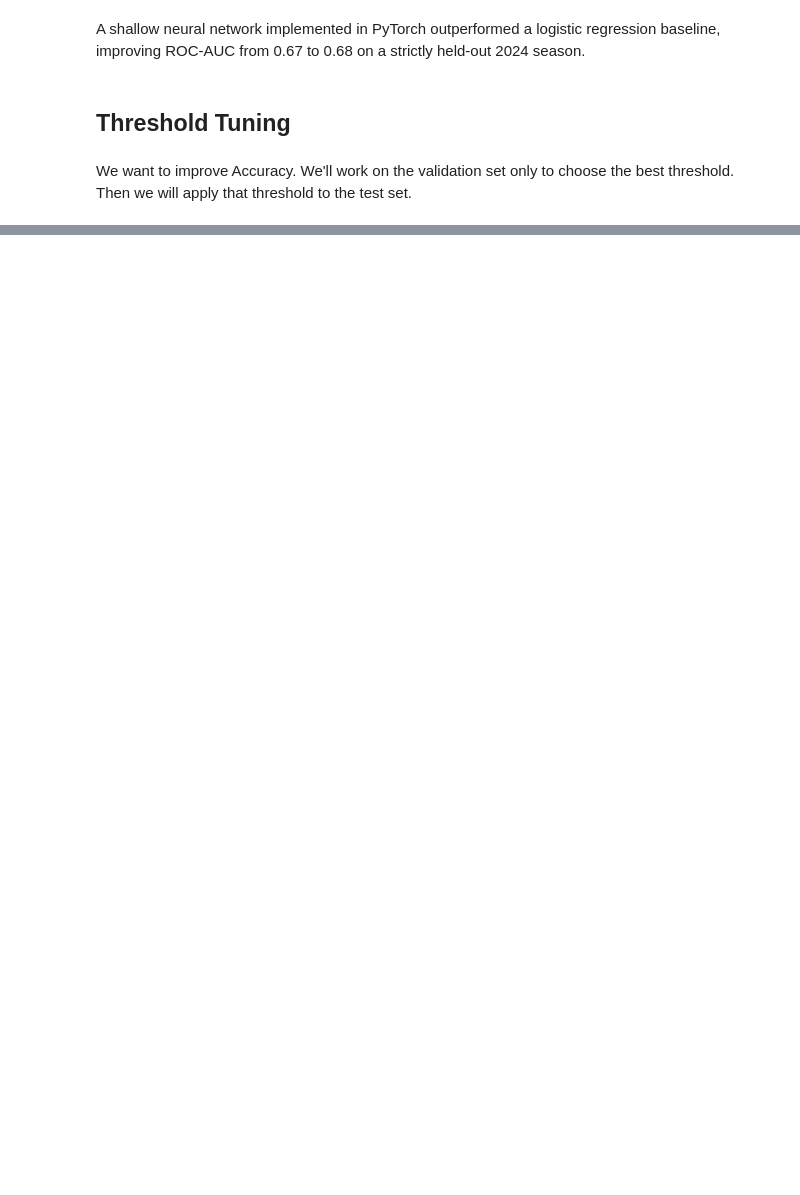
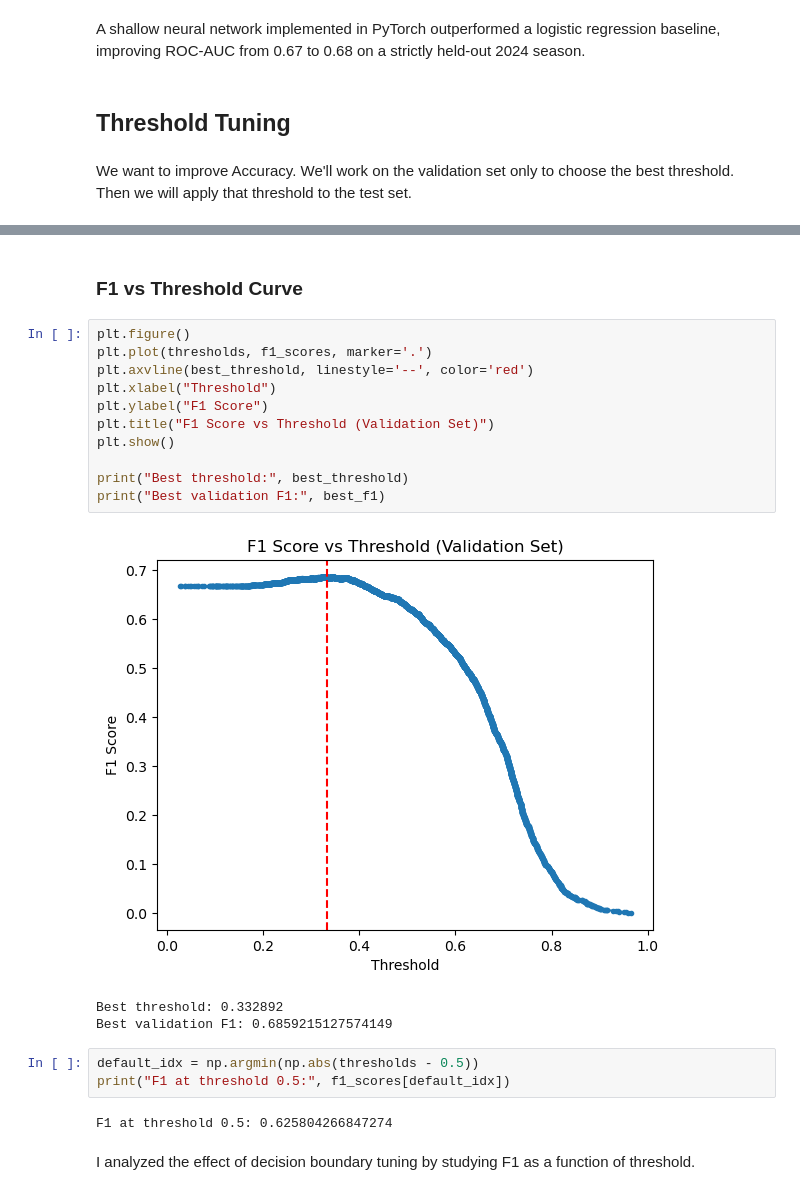
Before and after one commit to javilunaquesada/Tennis_ML_Project, a Jupyter notebook: Notebooks/05_match_prediction_pytorch.ipynb, the cells around one changed output, grey strips where cells are left out. Saved outputs shown, nothing was run; the diff lists cells and outputs as text; blank space fills up the shorter version.

```diff
--- a/Notebooks/05_match_prediction_pytorch.ipynb
+++ b/Notebooks/05_match_prediction_pytorch.ipynb
@@ -239,0 +319,24 @@ ValueError: not enough values to unpack (expected 4, got 2)
+# %% [markdown]
+### F1 vs Threshold Curve
+# %%
+plt.figure()
+plt.plot(thresholds, f1_scores, marker='.')
+plt.axvline(best_threshold, linestyle='--', color='red')
+plt.xlabel("Threshold")
+plt.ylabel("F1 Score")
+plt.title("F1 Score vs Threshold (Validation Set)")
+plt.show()
+
+print("Best threshold:", best_threshold)
+print("Best validation F1:", best_f1)
+# %% [output]
+[figure, added]
+Best threshold: 0.332892
+Best validation F1: 0.6859215127574149
+# %%
+default_idx = np.argmin(np.abs(thresholds - 0.5))
+print("F1 at threshold 0.5:", f1_scores[default_idx])
+# %% [output]
+F1 at threshold 0.5: 0.625804266847274
+# %% [markdown]
+I analyzed the effect of decision boundary tuning by studying F1 as a function of threshold.
```
Also changed, not shown: parts of 13 cells of this notebook.
